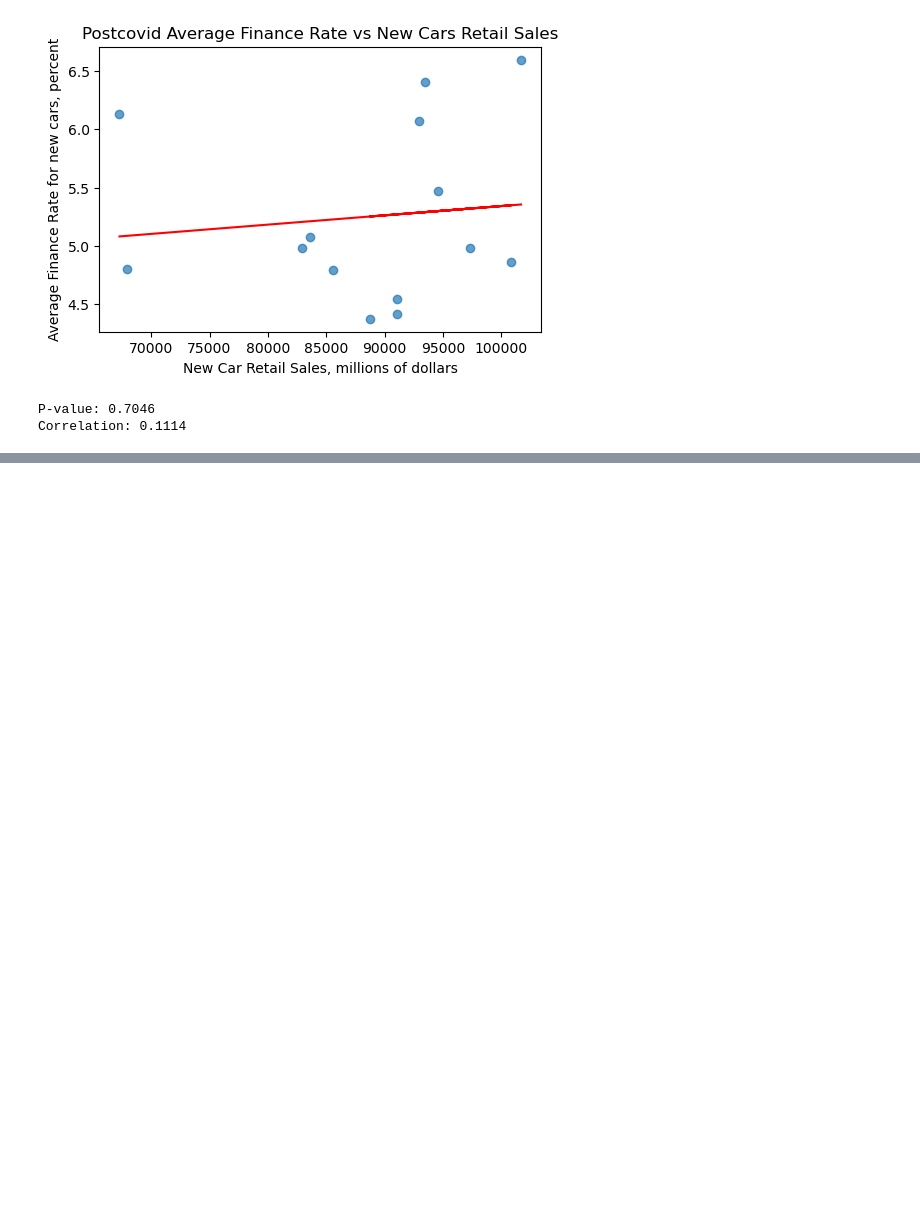
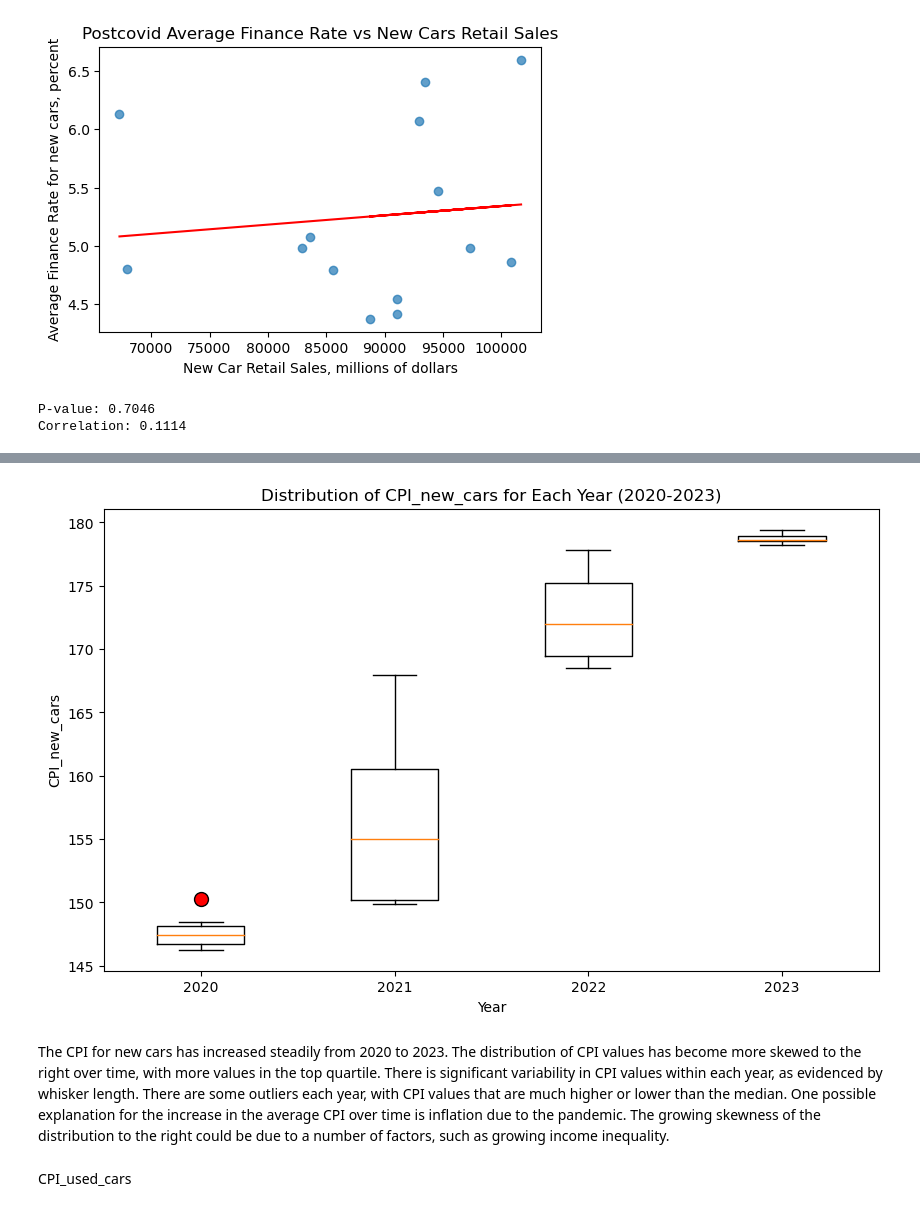
Before and after one commit to NadyaSlb/New_Car_Loan_Analysis, a Jupyter notebook: Car Data Analysis.ipynb, the cells around one changed output, grey strips where cells are left out. Drawn from its saved outputs; the diff is of its cells as text; code cells hidden in the pictures; blank space fills up the shorter version.

```diff
--- a/Car Data Analysis.ipynb
+++ b/Car Data Analysis.ipynb
@@ -276,0 +373,12 @@ Correlation: 0.1114
+# %%
+#Filter Date for the year 2020, 2021, 2022 and 2023
+
+# Convert the 'Date' column to datetime format
+CPI_data['Date'] = pd.to_datetime(CPI_data['Date'])
+
+# Extract year from the 'Date' column
+CPI_data['Year'] = CPI_data['Date'].dt.year
+
+# Filter the DataFrame for the desired years
+years_to_analyze = [2020, 2021, 2022, 2023]
+CPI_data_filtered = CPI_data[CPI_data['Year'].isin(years_to_analyze)]
@@ -276,0 +405,25 @@ Correlation: 0.1114
+# %%
+# Boxplot CPI_new_cars
+
+# Plotting
+plt.figure(figsize=(10, 6))
+
+# Create a boxplot and set the color and marker size of the dots
+flierprops = dict(marker='o', markerfacecolor='red', markersize=10)  # Set the marker style and size
+
+plt.boxplot(
+    [CPI_data_filtered[CPI_data_filtered['Year'] == year]['CPI_new_cars'] for year in years_to_analyze],
+    labels=years_to_analyze, flierprops=flierprops
+)
+
+plt.xlabel('Year')
+plt.ylabel('CPI_new_cars')
+plt.title('Distribution of CPI_new_cars for Each Year (2020-2023)')
+
+plt.show()
+# %% [output]
+[figure, added]
+# %% [markdown]
+The CPI for new cars has increased steadily from 2020 to 2023. The distribution of CPI values has become more skewed to the right over time, with more values in the top quartile. There is significant variability in CPI values within each year, as evidenced by whisker length. There are some outliers each year, with CPI values that are much higher or lower than the median. One possible explanation for the increase in the average CPI over time is inflation due to the pandemic. The growing skewness of the distribution to the right could be due to a number of factors, such as growing income inequality.
+# %% [markdown]
+CPI_used_cars
```
Also changed, not shown: parts of 25 cells of this notebook.
